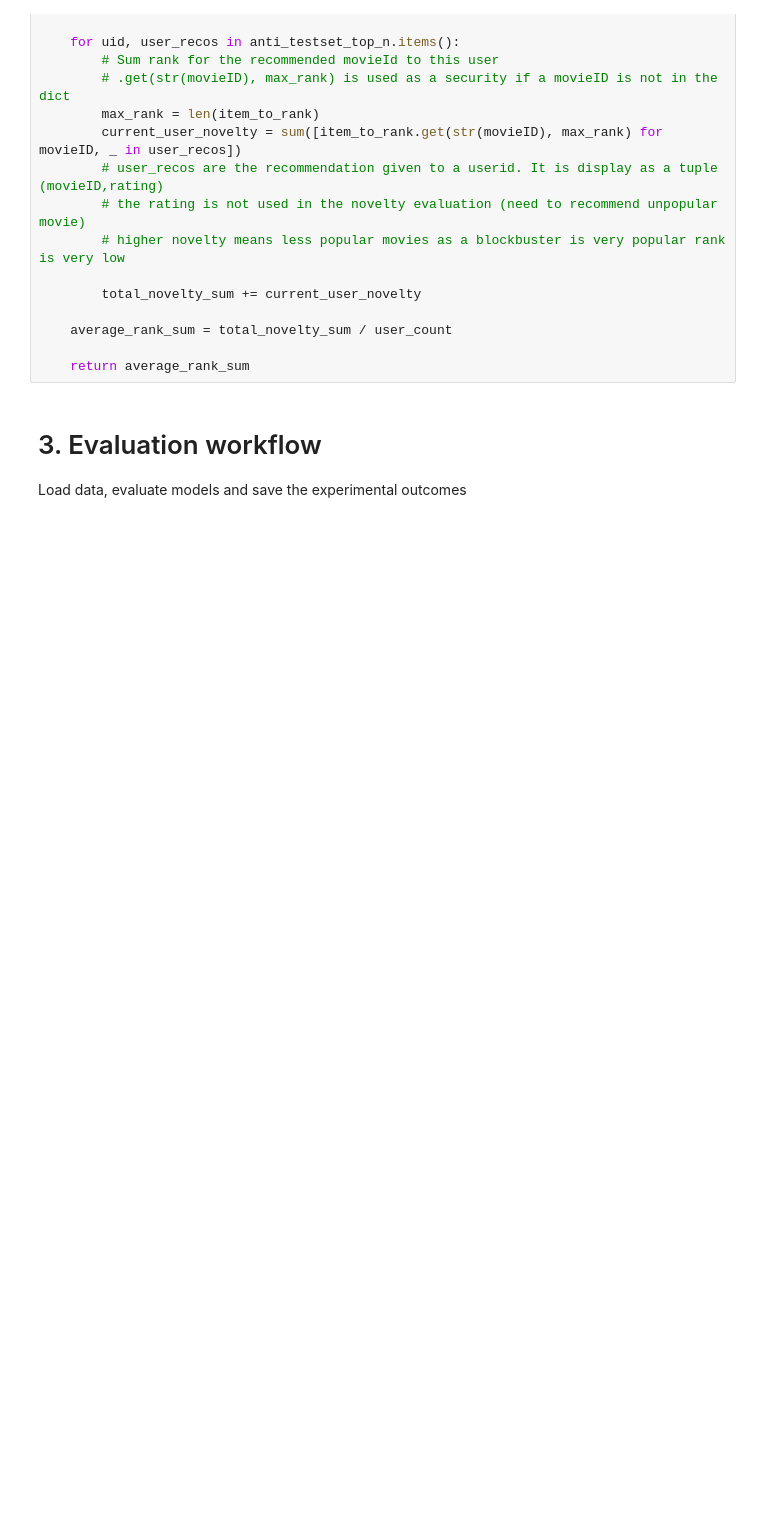
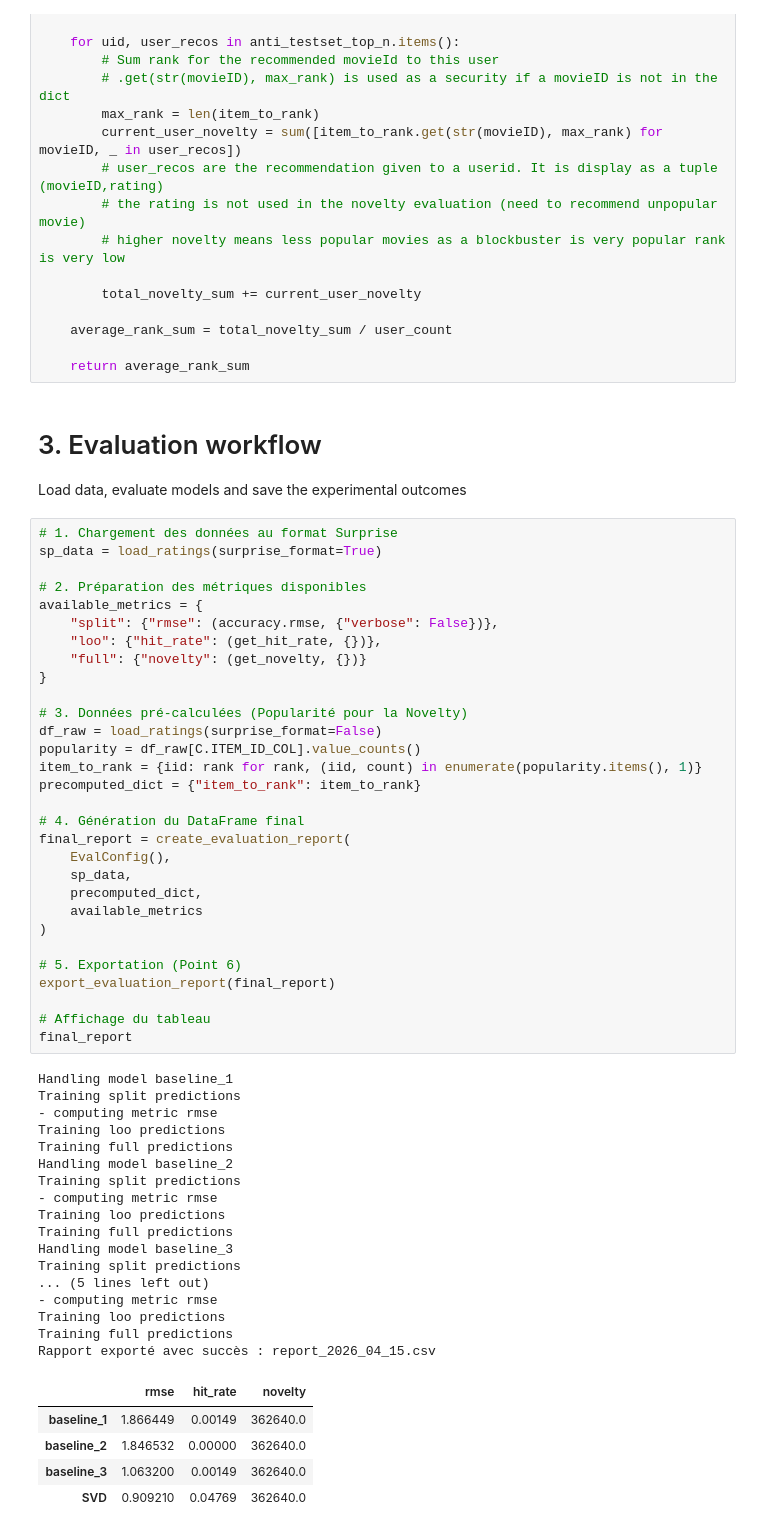
Before and after one commit to nmohymont/Recommender_Systems, a Jupyter notebook: evaluator.ipynb, the cells around one changed output. Drawn from its saved outputs; the diff is of its cells as text; blank space fills up the shorter version.

```diff
--- a/evaluator.ipynb
+++ b/evaluator.ipynb
@@ -287,6 +279,59 @@ def get_novelty(anti_testset_top_n, item_to_rank):
 # %% [markdown]
 # 3. Evaluation workflow
 Load data, evaluate models and save the experimental outcomes
+# %%
+# 1. Chargement des données au format Surprise
+sp_data = load_ratings(surprise_format=True)
+
+# 2. Préparation des métriques disponibles
+available_metrics = {
+    "split": {"rmse": (accuracy.rmse, {"verbose": False})},
+    "loo": {"hit_rate": (get_hit_rate, {})},
+    "full": {"novelty": (get_novelty, {})}
+}
+
+# 3. Données pré-calculées (Popularité pour la Novelty)
+df_raw = load_ratings(surprise_format=False)
+popularity = df_raw[C.ITEM_ID_COL].value_counts()
+item_to_rank = {iid: rank for rank, (iid, count) in enumerate(popularity.items(), 1)}
+precomputed_dict = {"item_to_rank": item_to_rank}
+
+# 4. Génération du DataFrame final
+final_report = create_evaluation_report(
+    EvalConfig(),
+    sp_data,
+    precomputed_dict,
+    available_metrics
+)
+
+# 5. Exportation (Point 6)
+export_evaluation_report(final_report)
+
+# Affichage du tableau
+final_report
+# %% [output]
+Handling model baseline_1
+Training split predictions
+- computing metric rmse
+Training loo predictions
+Training full predictions
+Handling model baseline_2
+Training split predictions
+- computing metric rmse
+Training loo predictions
+Training full predictions
+Handling model baseline_3
+Training split predictions
+... (5 lines left out)
+- computing metric rmse
+Training loo predictions
+Training full predictions
+Rapport exporté avec succès : report_2026_04_15.csv
+|  | rmse | hit_rate | novelty |
+| baseline_1 | 1.866449 | 0.00149 | 362640.0 |
+| baseline_2 | 1.846532 | 0.00000 | 362640.0 |
+| baseline_3 | 1.063200 | 0.00149 | 362640.0 |
+| SVD | 0.909210 | 0.04769 | 362640.0 |
 # %%
 AVAILABLE_METRICS = {
     "split": {
```
Also changed, not shown: parts of 5 cells of this notebook, 7 other files.
